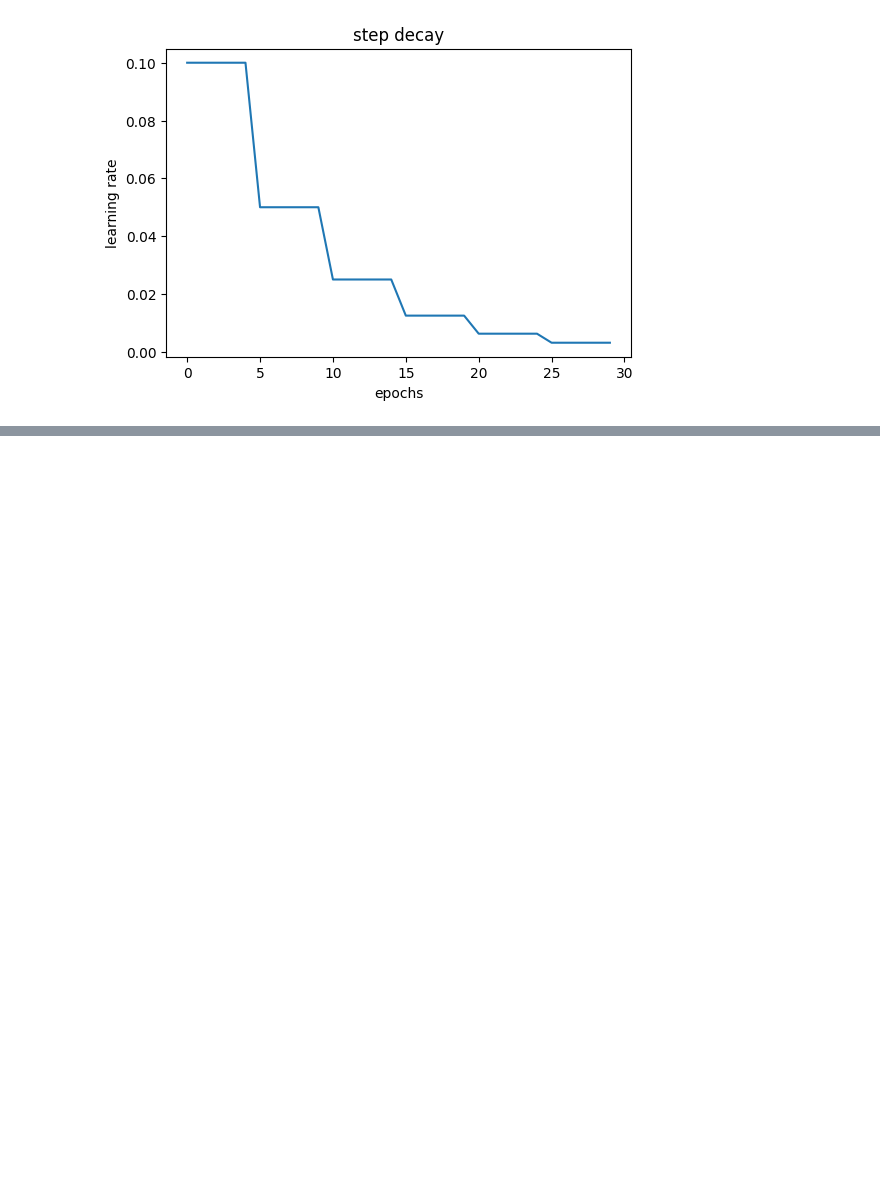
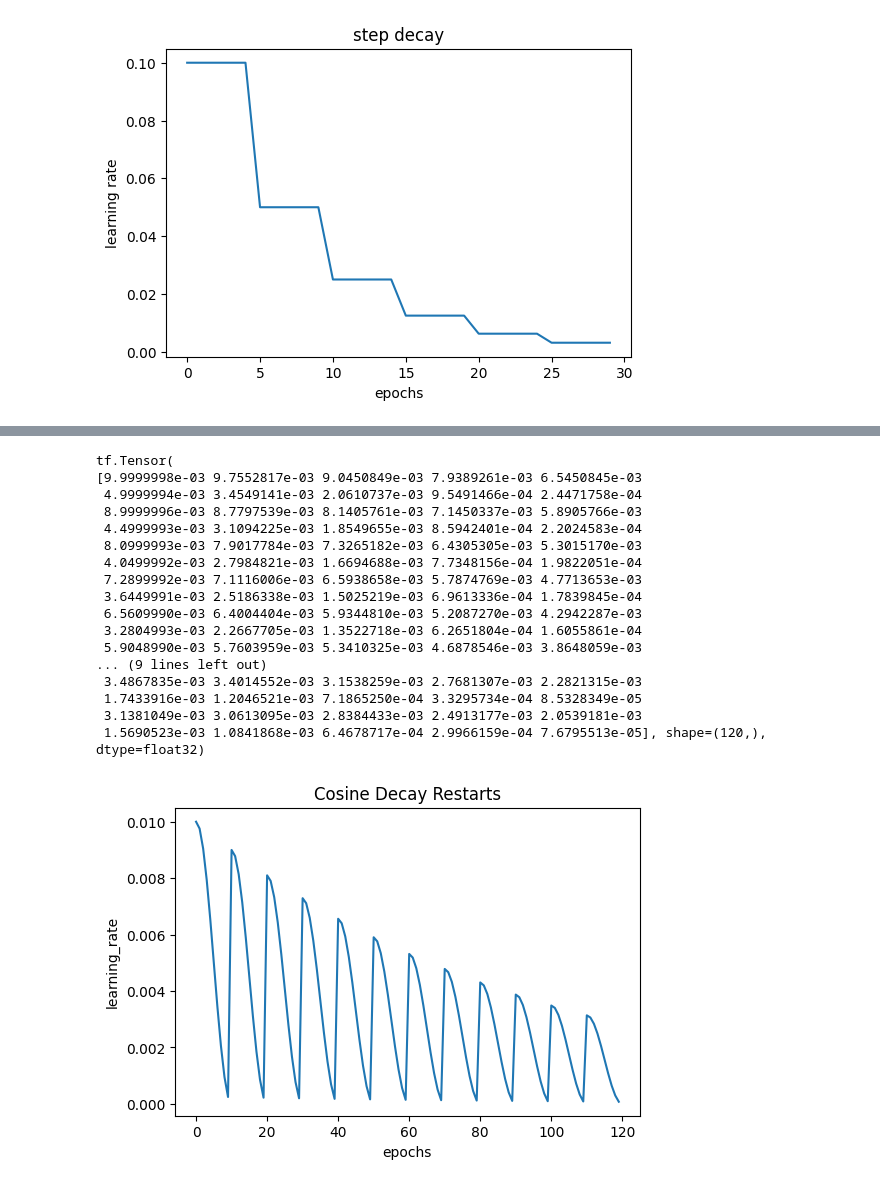
Before and after one commit to SSUcheese/inflearn-cnn-perfect-guide, a Jupyter notebook: learning-rate-scheduler-review.ipynb, the cells around one changed output, grey strips where cells are left out. Cells and saved outputs as stored; diff of their text form; code cells hidden in the pictures; blank space fills up the shorter version.

```diff
--- a/learning-rate-scheduler-review.ipynb
+++ b/learning-rate-scheduler-review.ipynb
@@ -246,0 +404,30 @@ Epoch 15/15
+# %%
+from tensorflow.keras.optimizers.schedules import CosineDecayRestarts
+
+cosine_decay_restart = CosineDecayRestarts(initial_learning_rate=0.01, first_decay_steps=10, t_mul=1, m_mul=0.9, alpha=0)
+
+steps_list = range(0,120)
+lr_list = cosine_decay_restart(steps_list)
+
+plot_scheduler(steps_list, lr_list, 'Cosine Decay Restarts')
+
+print(lr_list)
+# %% [output]
+tf.Tensor(
+[9.9999998e-03 9.7552817e-03 9.0450849e-03 7.9389261e-03 6.5450845e-03
+ 4.9999994e-03 3.4549141e-03 2.0610737e-03 9.5491466e-04 2.4471758e-04
+ 8.9999996e-03 8.7797539e-03 8.1405761e-03 7.1450337e-03 5.8905766e-03
+ 4.4999993e-03 3.1094225e-03 1.8549655e-03 8.5942401e-04 2.2024583e-04
+ 8.0999993e-03 7.9017784e-03 7.3265182e-03 6.4305305e-03 5.3015170e-03
+ 4.0499992e-03 2.7984821e-03 1.6694688e-03 7.7348156e-04 1.9822051e-04
+ 7.2899992e-03 7.1116006e-03 6.5938658e-03 5.7874769e-03 4.7713653e-03
+ 3.6449991e-03 2.5186338e-03 1.5025219e-03 6.9613336e-04 1.7839845e-04
+ 6.5609990e-03 6.4004404e-03 5.9344810e-03 5.2087270e-03 4.2942287e-03
+ 3.2804993e-03 2.2667705e-03 1.3522718e-03 6.2651804e-04 1.6055861e-04
+ 5.9048990e-03 5.7603959e-03 5.3410325e-03 4.6878546e-03 3.8648059e-03
+... (9 lines left out)
+ 3.4867835e-03 3.4014552e-03 3.1538259e-03 2.7681307e-03 2.2821315e-03
+ 1.7433916e-03 1.2046521e-03 7.1865250e-04 3.3295734e-04 8.5328349e-05
+ 3.1381049e-03 3.0613095e-03 2.8384433e-03 2.4913177e-03 2.0539181e-03
+ 1.5690523e-03 1.0841868e-03 6.4678717e-04 2.9966159e-04 7.6795513e-05], shape=(120,), dtype=float32)
+[figure, added]
```
Also changed, not shown: parts of 17 cells of this notebook.
